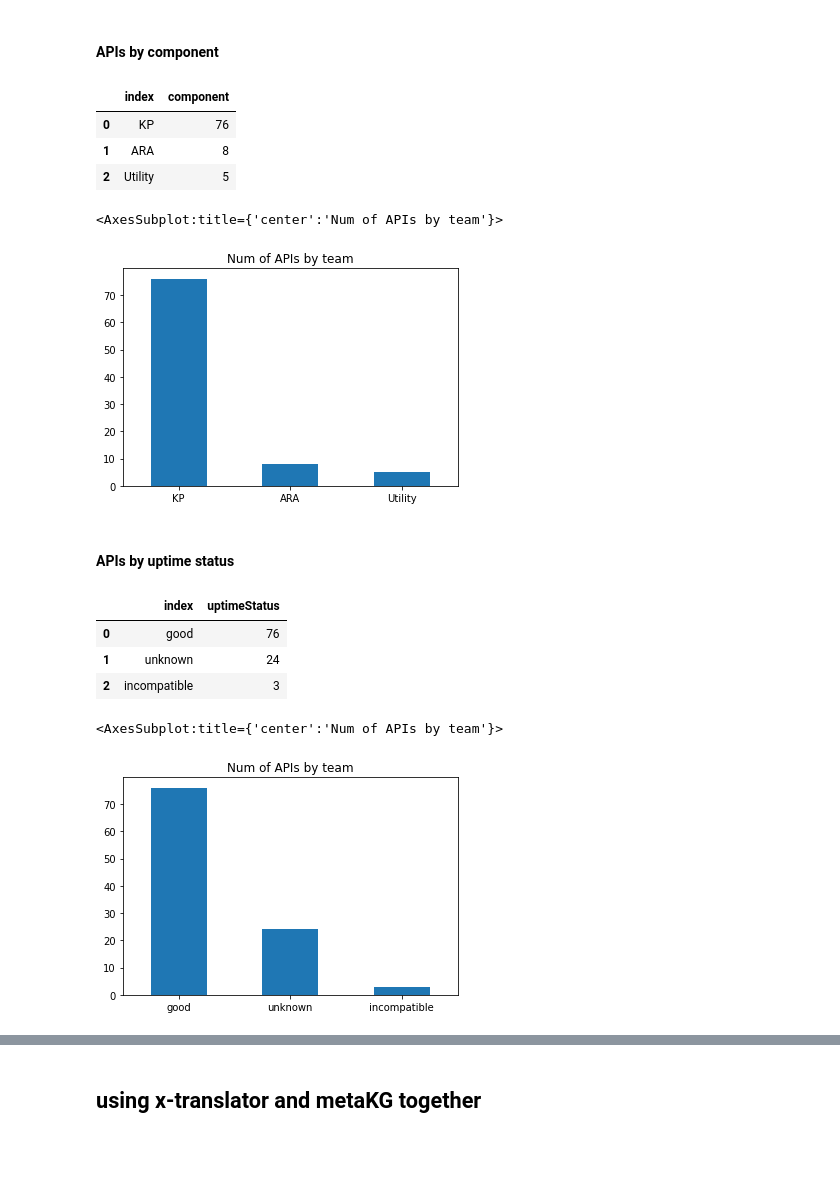
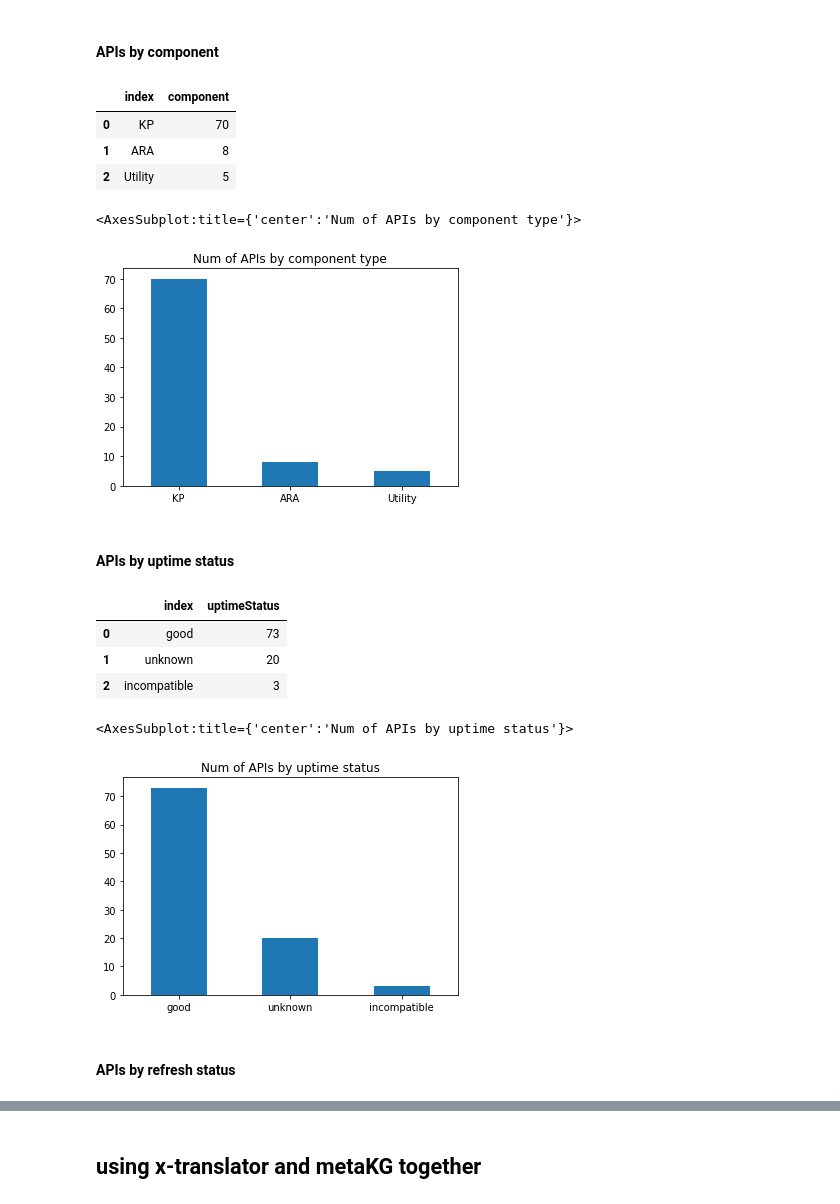
Before and after one commit to colleenXu/RegistryMetadataDev, a Jupyter notebook: x-translator/RegistryMetadataSummaries.ipynb, the cells around one changed output, grey strips where cells are left out. Drawn from its saved outputs; the diff is of its cells as text; code cells hidden in the pictures; blank space fills up the shorter version.

Commit message:
update registry metadata notebooks for new smartapi, add notes in sandbox/postprocessing notes file

```diff
--- a/x-translator/RegistryMetadataSummaries.ipynb
+++ b/x-translator/RegistryMetadataSummaries.ipynb
@@ -17,11 +17,11 @@ import nest_asyncio
 nest_asyncio.apply()
 # %%
 ## setup request
-headers = {"content-type": "application/json"}
-registry_url = "https://smart-api.info/api/query/?q=%22%22&fields=info%2Ctags%2C_meta.uptime_status&raw=1&size=1000"
+# headers = {"content-type": "application/json"}
+registry_url = "https://smart-api.info/api/query/?fields=info,tags,_status&raw=1&size=1000"
 
 ## make request: check for success (200)
-registry_request = requests.get(registry_url, headers=headers)
+registry_request = requests.get(registry_url, headers={})
 registry_request.status_code
 # %% [output]
 200
@@ -32,7 +32,8 @@ registry = registry_request.json()
 ## parse response to get the information: uptime status, tags, x-translator, api name
 registry_data = []
 for ele in registry['hits']['hits']:
-    tempDict = {'uptimeStatus': ele['_source']['_meta']['uptime_status'],
+    tempDict = {'uptimeStatus': ele['_source']['_status']['uptime_status'],
+                'refreshStatus': ele['_source']['_status']['refresh_status'],
                 'name': ele['_source']['info']['title']}
 
     if ele['_source'].get('tags'):
@@ -55,7 +56,7 @@ for ele in registry['hits']['hits']:
 
 ## creating dataframe for easier exploring / printing
 registry_df = pd.DataFrame.from_dict(registry_data)
-registry_df = registry_df[['name', 'team', 'component', 'uptimeStatus', 'tags']]
+registry_df = registry_df[['name', 'team', 'component', 'uptimeStatus', 'refreshStatus', 'tags']]
 
 ## changing the column to strings to make it easier to sort values
 registry_df['team'] = [",".join(x) if isinstance(x, list) else x for x in registry_df['team']]
@@ -92,7 +93,7 @@ translator_apis = registry_df[(registry_df['hasTranslatorTag']) |
             (registry_df['hasXTranslator'])].copy()
 
 ## sort columns and rows to make format similar to Sarah's table
-translator_apis = translator_apis[['team', 'component', 'name', 'uptimeStatus', 'tags']]
+translator_apis = translator_apis[['team', 'component', 'name', 'uptimeStatus', 'refreshStatus', 'tags']]
 translator_apis.sort_values(by=['team', 'component', 'name'],
                             ignore_index = True, na_position = 'last', inplace = True)
 # %% [markdown]
@@ -174,25 +173,27 @@ team_summary[['name', 'Num of APIs']]
 component_summary = translator_apis.component.value_counts().reset_index()
 component_summary
 component_summary.plot.bar(x='index', y='component', rot=0,
-                       legend=False, title = "Num of APIs by team", xlabel="")
+                       legend=False, title = "Num of APIs by component type", xlabel="")
 # %% [output]
 |  | index | component |
-| 0 | KP | 76 |
+| 0 | KP | 70 |
 | 1 | ARA | 8 |
 | 2 | Utility | 5 |
-<AxesSubplot:title={'center':'Num of APIs by team'}>
+<AxesSubplot:title={'center':'Num of APIs by component type'}>
-[figure, old version]
+[figure, new version]
 # %% [markdown]
 #### APIs by uptime status
 # %%
 status_summary = translator_apis.uptimeStatus.value_counts().reset_index()
 status_summary
 status_summary.plot.bar(x='index', y='uptimeStatus', rot=0,
-                       legend=False, title = "Num of APIs by team", xlabel="")
+                       legend=False, title = "Num of APIs by uptime status", xlabel="")
 # %% [output]
 |  | index | uptimeStatus |
-| 0 | good | 76 |
-| 1 | unknown | 24 |
+| 0 | good | 73 |
+| 1 | unknown | 20 |
 | 2 | incompatible | 3 |
-<AxesSubplot:title={'center':'Num of APIs by team'}>
+<AxesSubplot:title={'center':'Num of APIs by uptime status'}>
-[figure, old version]
+[figure, new version]
+# %% [markdown]
+#### APIs by refresh status
```
Also changed, not shown: parts of 9 cells of this notebook, 6 other files.
